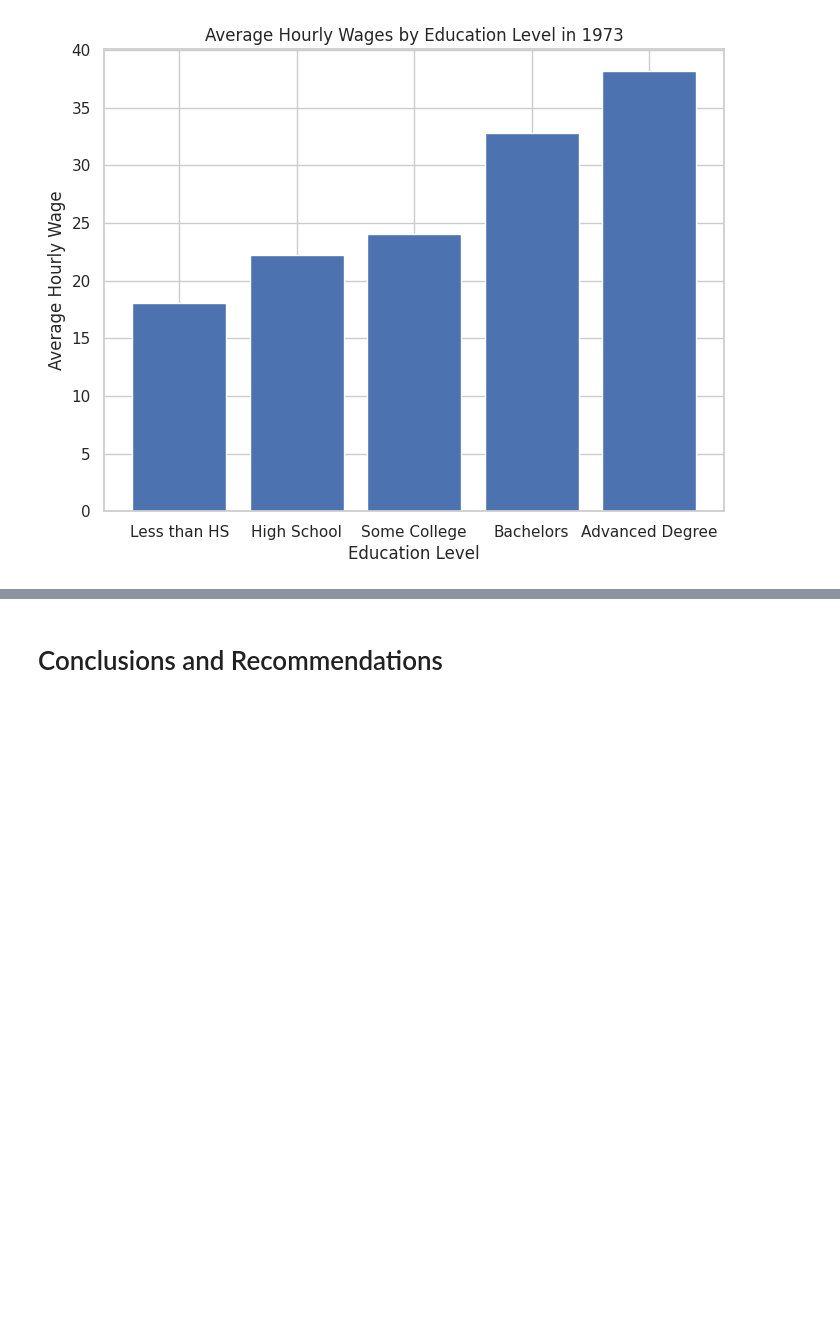
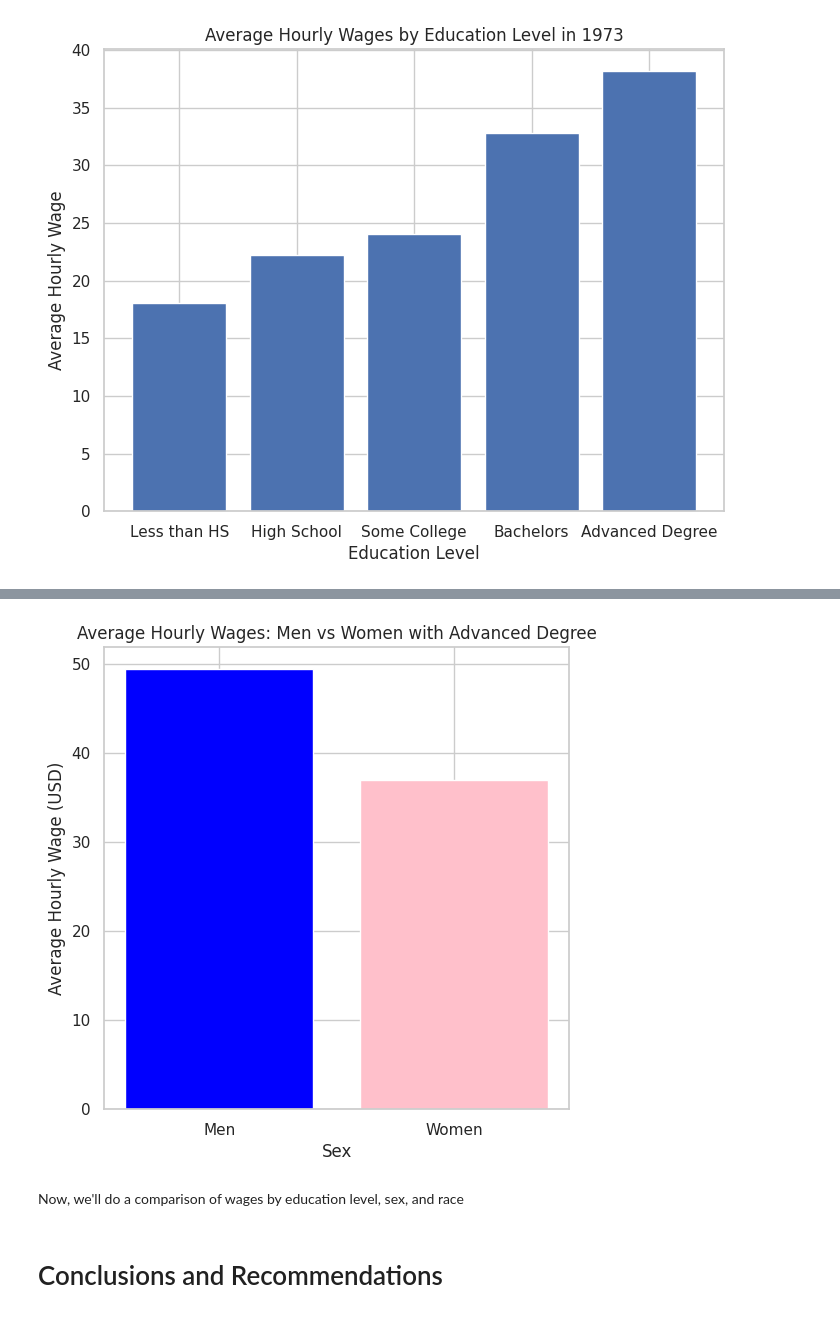
Before and after one commit to lilah-duboff/lilah_duboff_miniproj9, a Jupyter notebook: Mini9_Data_Analysis.ipynb, the cells around one changed output, grey strips where cells are left out. Cells and saved outputs as stored; diff of their text form; code cells hidden in the pictures; blank space fills up the shorter version.

```diff
--- a/Mini9_Data_Analysis.ipynb
+++ b/Mini9_Data_Analysis.ipynb
@@ -192,10 +209,13 @@ plt.show()
 # %%
-# 3. Bar graph comparing men vs. women with an advanced degree
 plt.figure(figsize=(6, 6))
-plt.bar(['Men with Advanced Degree', 'Women with Advanced Degree'], [men_with_adv, women_with_adv], color=['blue', 'pink'])
+plt.bar(['Men', 'Women'], [men_with_adv, women_with_adv], color=['blue', 'pink'])
 plt.title("Average Hourly Wages: Men vs Women with Advanced Degree")
-plt.xlabel("Group")
-plt.ylabel("Average Hourly Wage (2001 Dollars)")
+plt.xlabel("Sex")
+plt.ylabel("Average Hourly Wage (USD)")
 plt.show()
+# %% [output]
+[figure, added]
+# %% [markdown]
+Now, we'll do a comparison of wages by education level, sex, and race
 # %% [markdown]
 # Conclusions and Recommendations
```
Also changed, not shown: parts of 14 cells of this notebook.
